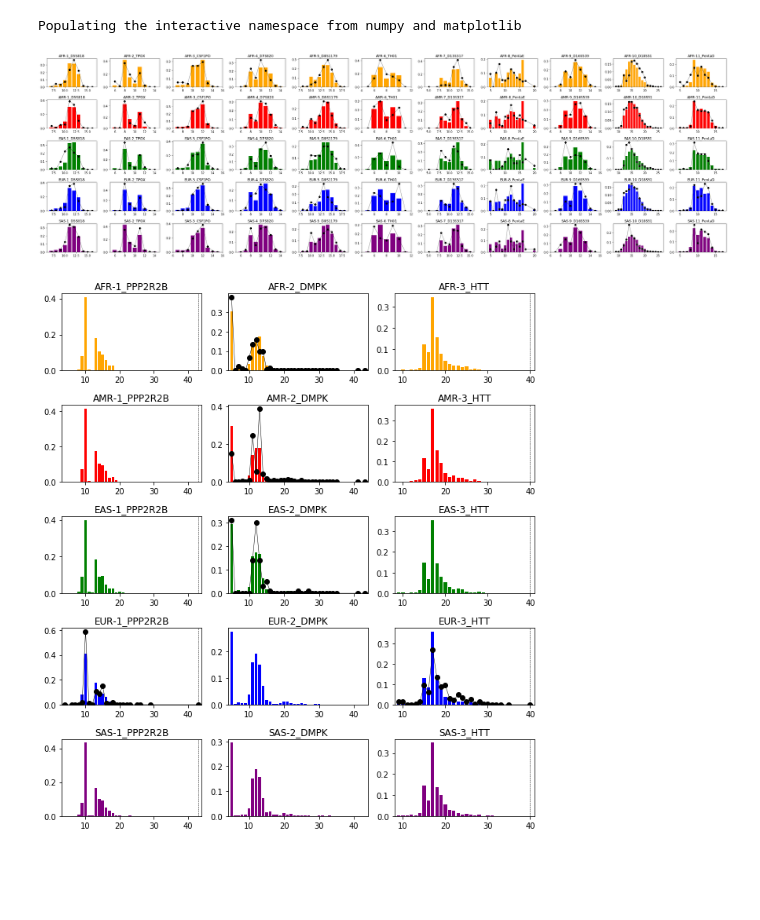
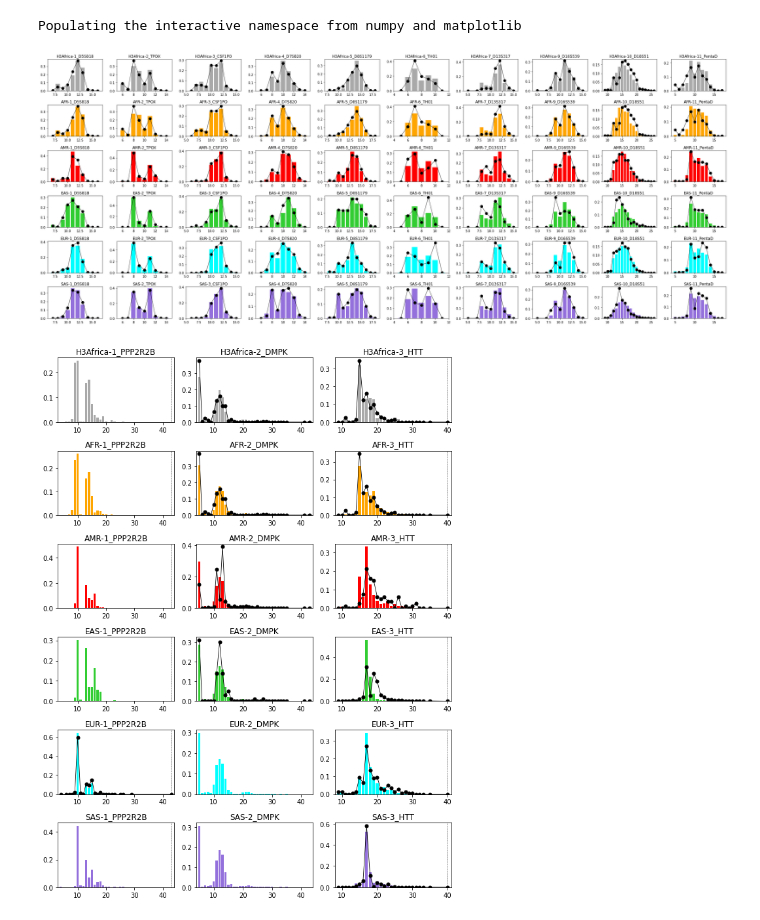
Before and after one commit to gymreklab/1000Genomes-TR-Analysis, a Jupyter notebook: afreqs/1000G-AlleleFreqsCompare.ipynb, the cells around one changed output. Cells and saved outputs as stored; diff of their text form; code cells hidden in the pictures; blank space fills up the shorter version.

```diff
--- a/afreqs/1000G-AlleleFreqsCompare.ipynb
+++ b/afreqs/1000G-AlleleFreqsCompare.ipynb
@@ -13,11 +13,12 @@ import pandas as pd
 
 # Set up population list
 popcolors = {}
+popcolors['H3Africa'] = "darkgray"
 popcolors["AFR"] = "orange"
 popcolors["AMR"] = "red"
-popcolors["EAS"] = "green"
-popcolors["EUR"] = "blue"
-popcolors["SAS"] = "purple"
+popcolors["EAS"] = "limegreen"
+popcolors["EUR"] = "cyan"
+popcolors["SAS"] = "mediumpurple"
 
 # Set up locus list
 locids = {}
@@ -55,10 +56,13 @@ disease_obs_freqs = LoadAfreq("called_freqs_disease.tab")
 
 disease_freqs = pd.read_csv("disease_afreqs.txt", sep="\t")
 known_freqs = pd.read_csv("known_afreqs.txt", delim_whitespace=True)
+
+disease_freqs['freq_H3Africa'] = disease_freqs['freq_AFR']
+known_freqs['freq_H3Africa'] = known_freqs['freq_AFR']
 # %% [output]
 Populating the interactive namespace from numpy and matplotlib
 # %%
-def PlotFreqs(called_freqs, known_freqs, popcolors, locus_list, thresholds=None, figname=None):
+def PlotFreqs(called_freqs, known_freqs, popcolors, locus_list, dot_size, thresholds=None, figname=None):
     superpops = list(popcolors.keys())
     num_pops = len(superpops) # =numrows
     num_loci = called_freqs.shape[0] # =numcols
@@ -97,41 +101,42 @@ def PlotFreqs(called_freqs, known_freqs, popcolors, locus_list, thresholds=None,
             spcts = {}
             cstring = k["freq_%s"%sp].values[0]
             if str(cstring) == "nan": continue
             for allele in cstring.split(","):
                 al, fq = allele.split(":")
                 al = np.ceil(float(al)); fq = float(fq)
                 spcts[al] = spcts.get(al, 0) + fq
             kcounts[sp] = spcts
 
         for j in range(len(superpops)):
             if num_loci == 1:
                 ax = axis_array[j]
             else:
                 ax = axis_array[j, i]
             ax.bar(alleles, [popcounts[superpops[j]].get(a, 0) for a in alleles], color=popcolors[superpops[j]])
 
             # Plot known
             if superpops[j] in kcounts.keys():
                 ax.plot(alleles, [kcounts[superpops[j]].get(a, 0) for a in alleles], color="black",
-                    marker="o", linewidth=0.5)
+                    marker="o", linewidth=0.8, markersize=dot_size)
 
             # Plot threshold
             if thresholds is not None and locus_id in thresholds.keys():
                 ax.axvline(x=thresholds[locus_id], linewidth=0.5, linestyle="dashed", color="black")
             ax.set_xlim(left=min(alleles)-1, right=max(alleles)+1)
             ax.set_title("%s-%s"%(superpops[j], locus_id))
             plotnum += 1
     fig.tight_layout()
     if figname is not None: plt.savefig(figname, dpi=1200)
 
-PlotFreqs(codis_obs_freqs, known_freqs, popcolors, codis_list, thresholds=None, figname="pdfs/1000G-CODIS-Afreq.pdf")
+PlotFreqs(codis_obs_freqs, known_freqs, popcolors, codis_list, 8, thresholds=None, figname="pdfs/1000G-CODIS-Afreq.pdf")
 # %% [output]
-[figure, old version]
+[figure, new version]
 # %%
 thresholds = {
     "3_HTT": 40,
     "1_PPP2R2B": 43,
 }
-PlotFreqs(disease_obs_freqs, disease_freqs, popcolors, disease_list, thresholds=thresholds, figname="pdfs/1000G-Disease-Afreq.pdf")
+PlotFreqs(disease_obs_freqs, disease_freqs, popcolors,
+          disease_list, 5, thresholds=thresholds, figname="pdfs/1000G-Disease-Afreq.pdf")
 # %% [output]
-[figure, old version]
+[figure, new version]
```
Also changed, not shown: parts of 2 cells of this notebook, 6 other files.
